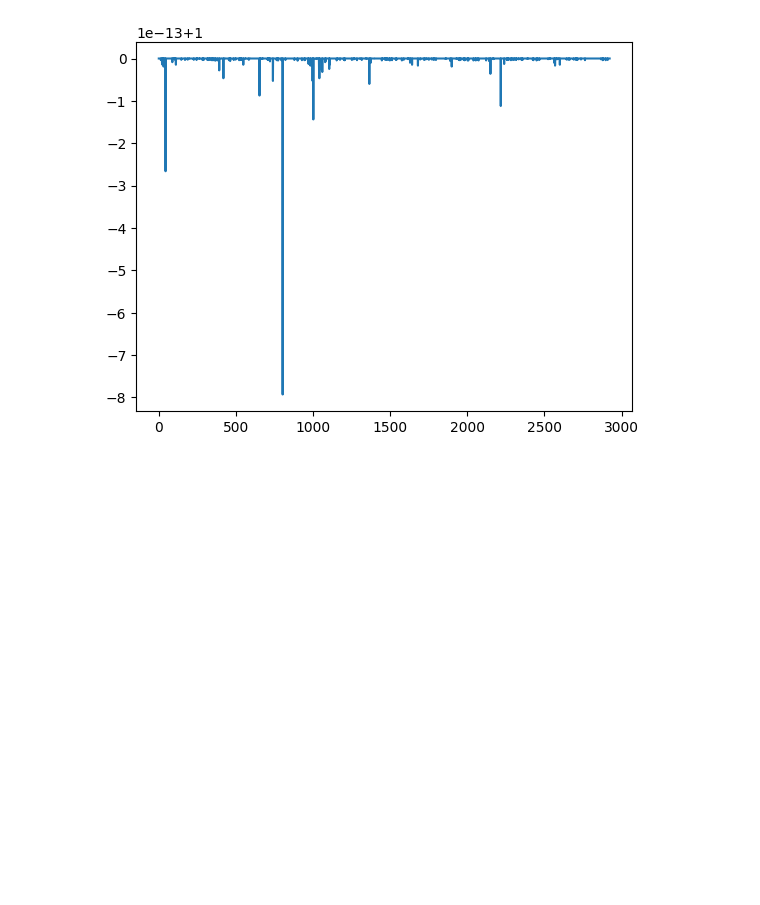
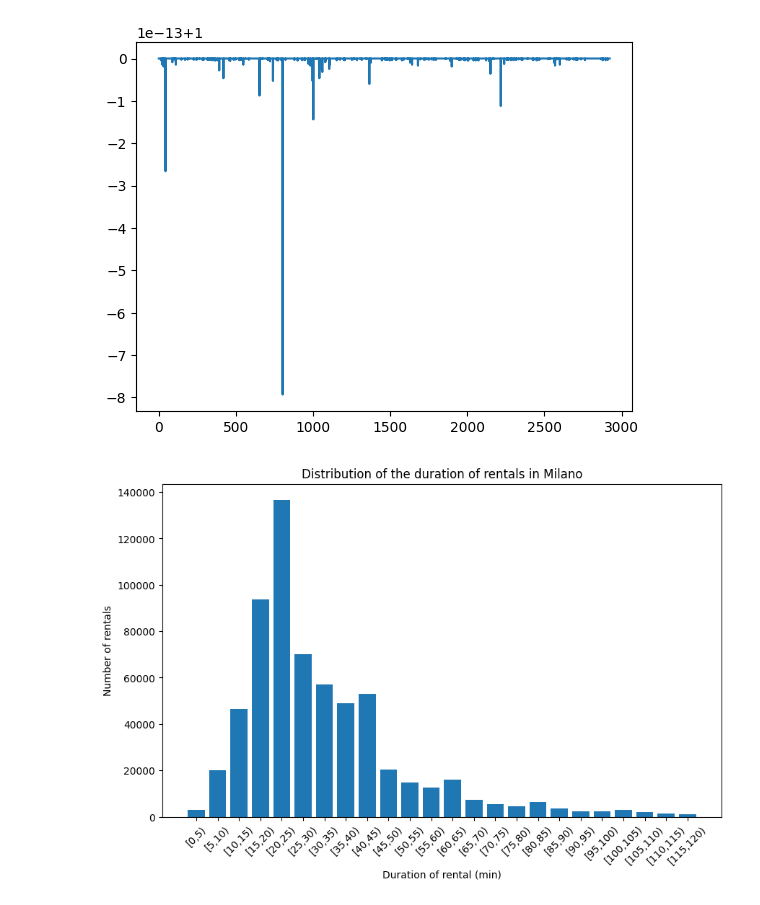
Before and after one commit to Mattiane/ICTforSmartMobilty_project, a Jupyter notebook: lab1.ipynb, the cells around one changed output. Cells and saved outputs as stored; diff of their text form; code cells hidden in the pictures; blank space fills up the shorter version.

```diff
--- a/lab1.ipynb
+++ b/lab1.ipynb
@@ -404,0 +421,45 @@ plt.show()
+# %%
+#b
+time_bins = np.arange(0, 125, 5).tolist()
+pipeline = [
+    {"$match": {
+        "city": "Milano",
+        "public_transport.distance": {"$ne": -1},
+        "public_transport.duration": {"$ne": -1},
+        "public_transport.arrival_time":{"$ne": -1}
+    }},
+
+    {"$project": {
+        "duration_minutes": {
+            "$divide": [
+                {"$subtract": ["$final_time", "$init_time"]},
+                60
+            ]
+        }
+    }},
+
+    #  divide the each rental for its durations (bins)
+    {"$bucket": {
+        "groupBy": "$duration_minutes",
+        "boundaries": time_bins,
+        "default": "Out of range",  #values> 100 min
+        "output": {
+            "count": {"$sum": 1}  # count number of documents
+        }
+    }}
+]
+
+
+public_t = list(db["enjoy_PermanentBookings"].aggregate(pipeline))
+
+durations = [p["_id"] for p in public_t if p["_id"]!= "Out of range"]
+rentals = [p["count"] for p in public_t if p["_id"]!= "Out of range"]
+plt.figure(figsize=(10, 6))
+plt.bar(durations, rentals, width=4)
+plt.xlabel("Duration of rental (min)")
+plt.ylabel("Number of rentals")
+plt.title("Distribution of the duration of rentals in Milano")
+plt.xticks(ticks=durations, labels=[f"[{d},{d+5})" for d in durations], rotation=45)# used to aggregate the intervals in (0,5) - (5,1)..
+plt.show()
+# %% [output]
+[figure, added]
```
Also changed, not shown: parts of 5 cells of this notebook.
